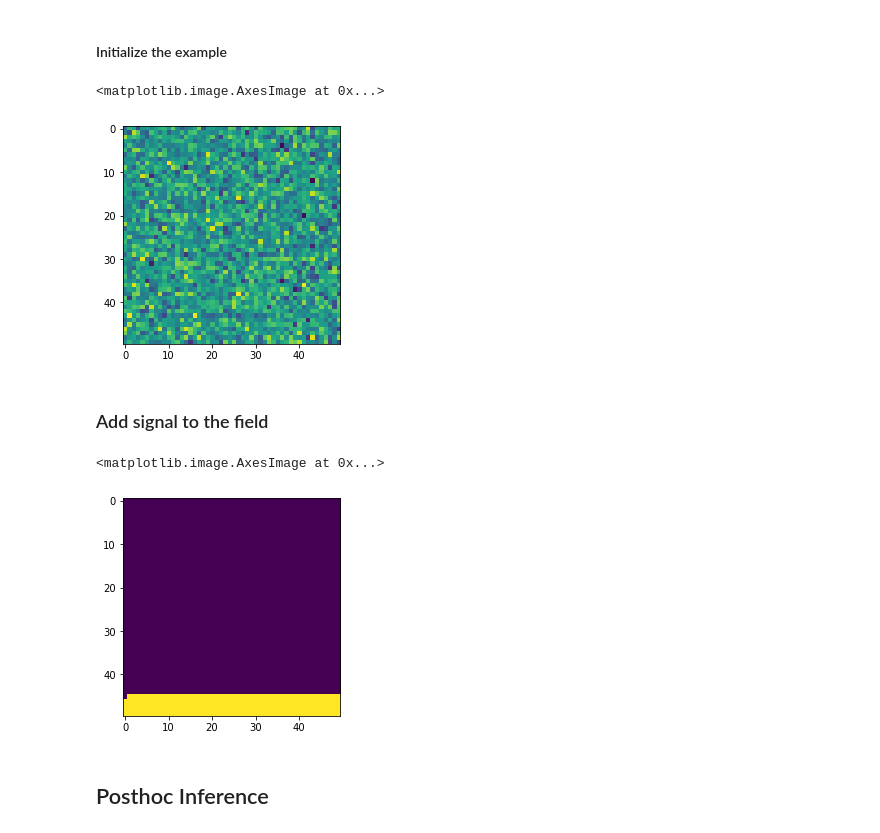
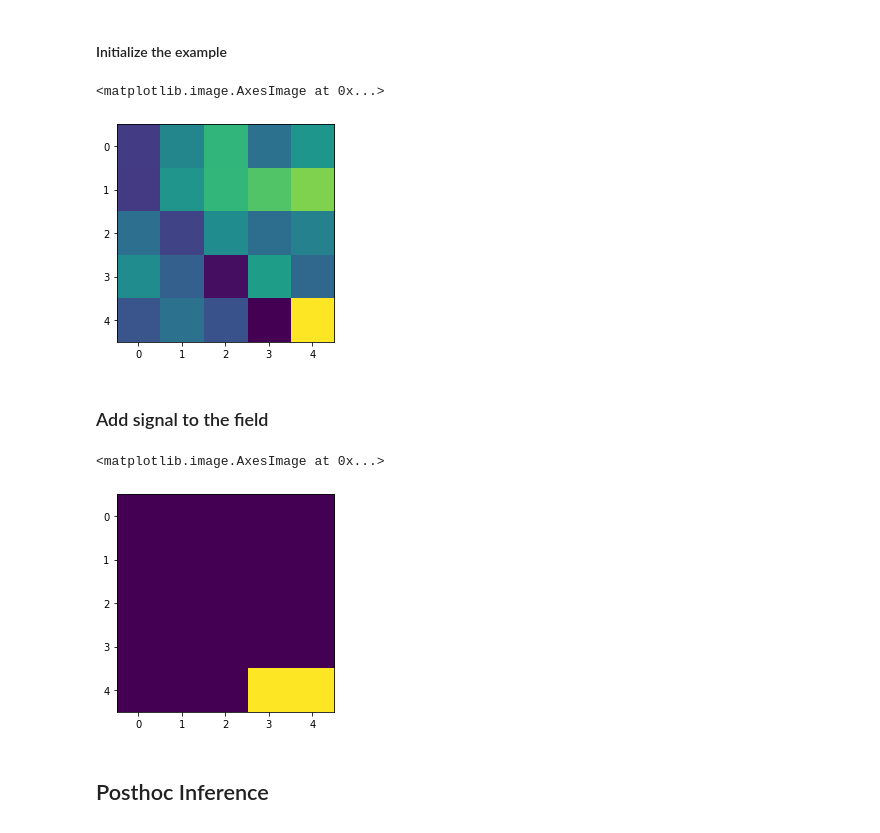
Before and after one commit to sjdavenport/pyrft, a Jupyter notebook: examples/ContrastsExample.ipynb, the cells around one changed output. Cells and saved outputs as stored; diff of their text form; code cells hidden in the pictures.

```diff
--- a/examples/ContrastsExample.ipynb
+++ b/examples/ContrastsExample.ipynb
@@ -19,34 +19,34 @@ import pyrft as pr
 #### Initialize the example
 # %%
 # Set the dimension of the example and the number of subjects
-Dim = (50,50); N = 30; m = np.prod(Dim)
+Dim = (5,5); N = 1000; m = np.prod(Dim)
 
 # Generate the category vector and obtain the corresponding design matrix
 from sklearn.utils import check_random_state
 rng = check_random_state(101)
 categ = rng.choice(3, N, replace = True)
 X = pr.groupX(categ);
 
 # Specify the contrast matrix (here 2 contrasts are chosen)
 C = np.array([[1,-1,0],[0,1,-1]]);
 
 # Calulate the number contrasts
 L = C.shape[0]
 
 # Calculate the number of p-values generated (L for each voxels)
 npvals = m*L
 
 # Generate a white noise field
 lat_data = pr.wfield(Dim,N)
 
 # Generate a stationary random field with given FWHM
 # FWHM = 4; lat_data = pr.statnoise(Dim, N, FWHM)
 
 # Plot a sample realization of the noise
 plt.imshow(lat_data.field[:,:,1])
 # %% [output]
 <matplotlib.image.AxesImage at 0x...>
-[figure, old version]
+[figure, new version]
 # %% [markdown]
 ### Add signal to the field
 # %%
@@ -72,7 +72,7 @@ bool_signal[:,:,1] = signal > 0
 plt.imshow(signal)
 # %% [output]
 <matplotlib.image.AxesImage at 0x...>
-[figure, old version]
+[figure, new version]
 # %% [markdown]
 ## Posthoc Inference
 # %% [markdown]
```
Also changed, not shown: parts of 7 cells of this notebook, 1 other file.
